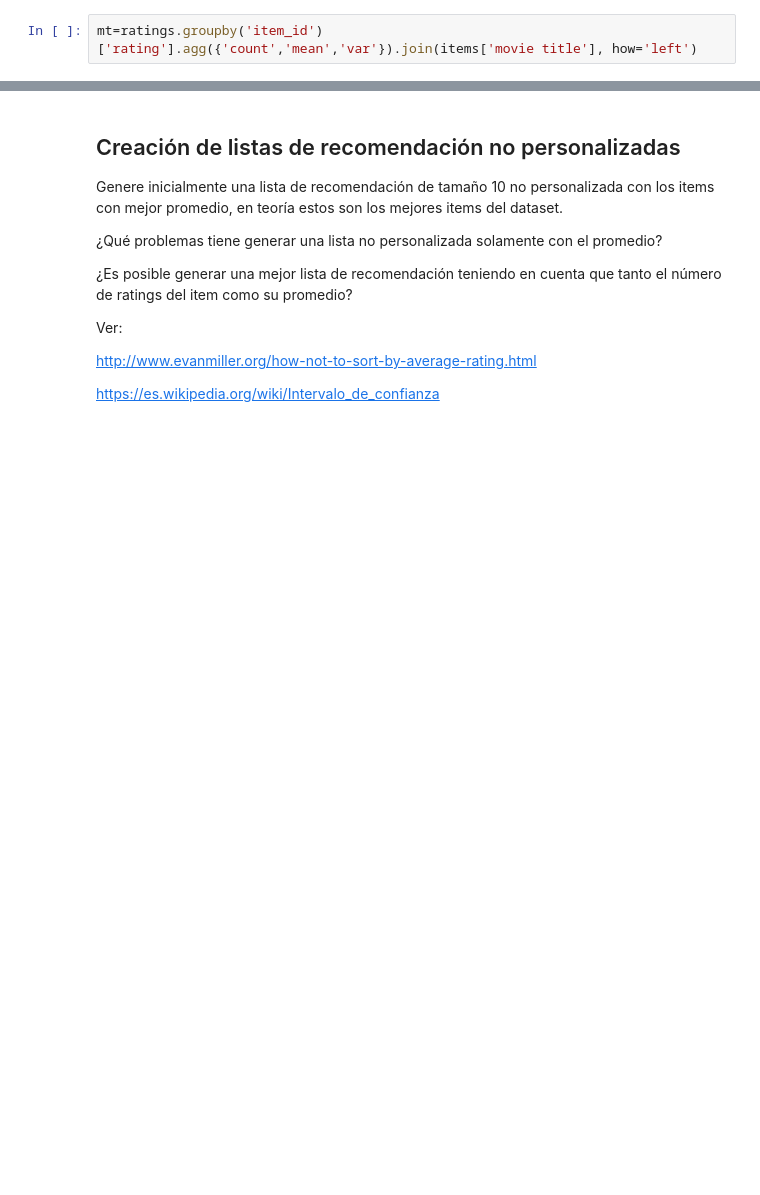
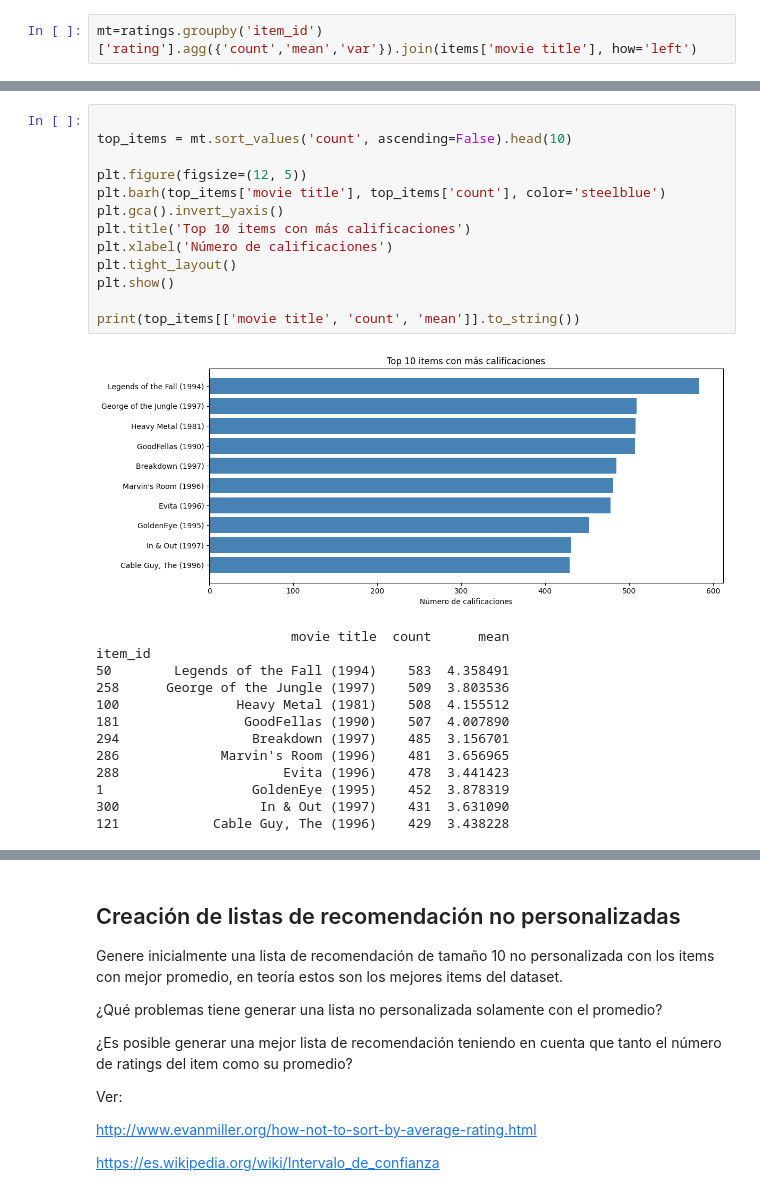
Before and after one commit to AlisonAristizabal/Laboratorio-1-Sistemas-de-Recomendacion, a Jupyter notebook: lab01/MINE4201_SR_Laboratorio_1.ipynb, the cells around one changed output, grey strips where cells are left out. Cells and saved outputs as stored; diff of their text form; blank space fills up the shorter version.

```diff
--- a/lab01/MINE4201_SR_Laboratorio_1.ipynb
+++ b/lab01/MINE4201_SR_Laboratorio_1.ipynb
@@ -175,0 +206,27 @@ mt
+# %%
+
+top_items = mt.sort_values('count', ascending=False).head(10)
+
+plt.figure(figsize=(12, 5))
+plt.barh(top_items['movie title'], top_items['count'], color='steelblue')
+plt.gca().invert_yaxis()
+plt.title('Top 10 items con más calificaciones')
+plt.xlabel('Número de calificaciones')
+plt.tight_layout()
+plt.show()
+
+print(top_items[['movie title', 'count', 'mean']].to_string())
+# %% [output]
+[figure, added]
+                         movie title  count      mean
+item_id
+50        Legends of the Fall (1994)    583  4.358491
+258      George of the Jungle (1997)    509  3.803536
+100               Heavy Metal (1981)    508  4.155512
+181                GoodFellas (1990)    507  4.007890
+294                 Breakdown (1997)    485  3.156701
+286             Marvin's Room (1996)    481  3.656965
+288                     Evita (1996)    478  3.441423
+1                   GoldenEye (1995)    452  3.878319
+300                  In & Out (1997)    431  3.631090
+121            Cable Guy, The (1996)    429  3.438228
```
Also changed, not shown: parts of 3 cells of this notebook.
